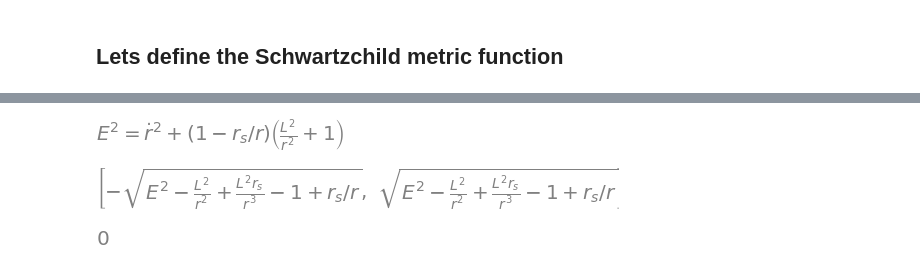
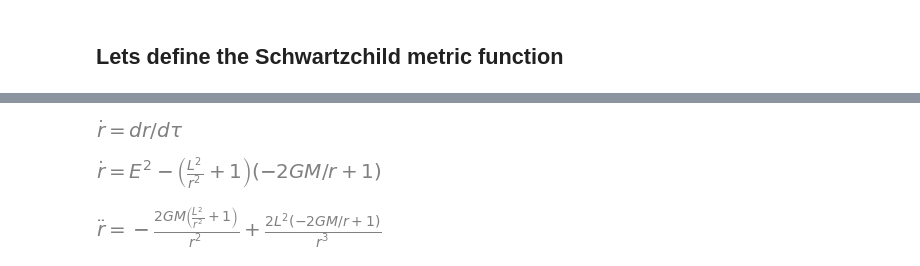
Before and after one commit to ipoole/QM, a Jupyter notebook: GR_orbit.ipynb, the cells around one changed output, grey strips where cells are left out. Cells and saved outputs as stored; diff of their text form; code cells hidden in the pictures.

```diff
--- a/GR_orbit.ipynb
+++ b/GR_orbit.ipynb
@@ -31,14 +30,12 @@ Here we take these as read - from Paul Romatschke's slides.
-# %%
-E, L, rs = symbols('E L r_s')
-dr_dtor = Symbol('rdot')
-eqn_motion = Eq(E**2, dr_dtor**2 + (1-rs/r) * (1 + L**2 / r**2))
-display(eqn_motion)
-dr_dtor_soln = solve(eqn_motion, dr_dtor)
-dr_dtor_soln
-# %% [output]
-[figure, removed]
-[figure, removed]
-# %%
-dr_dtor_soln[1].subs({E:1, L:2, r:2, rs:1})
-# %% [output]
-[figure, removed]
+# %%
+r, E, L, G, M = symbols('r E L G M')
+
+rdot_squared = E**2 - (1 - 2*G*M/r) * (1 + L**2/r**2)
+deriv_rdot_squared = diff(rdot_squared, r)
+display(Eq(r_dot, dr/dtau))
+display(Eq(r_dot, rdot_squared))
+display(Eq(r_dotdot, deriv_rdot_squared))
+# %% [output]
+[figure, added]
+[figure, added]
+[figure, added]
```
Also changed, not shown: parts of 6 cells of this notebook.
